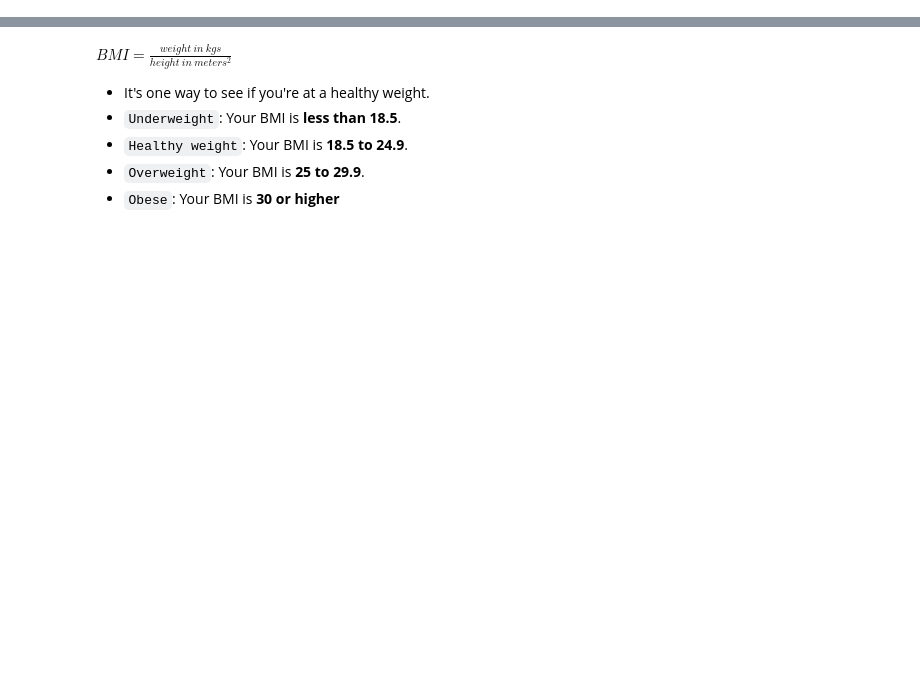
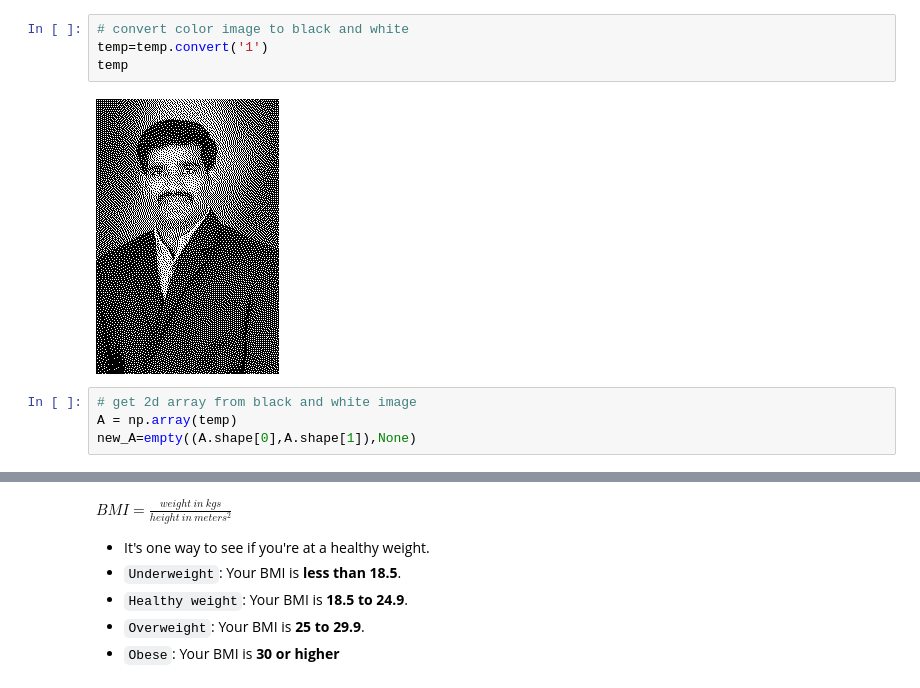
Before and after one commit to rritec/Data-Analysis, a Jupyter notebook: DS01_01_Numpy package.ipynb, the cells around one changed output, grey strips where cells are left out. Saved outputs shown, nothing was run; the diff lists cells and outputs as text; blank space fills up the shorter version.

```diff
--- a/DS01_01_Numpy package.ipynb
+++ b/DS01_01_Numpy package.ipynb
@@ -17,0 +214,10 @@
+# %%
+# convert color image to black and white
+temp=temp.convert('1')
+temp
+# %% [output]
+[figure, added]
+# %%
+# get 2d array from black and white image
+A = np.array(temp)
+new_A=empty((A.shape[0],A.shape[1]),None)
```
Also changed, not shown: parts of 110 cells of this notebook, 10 other files.
